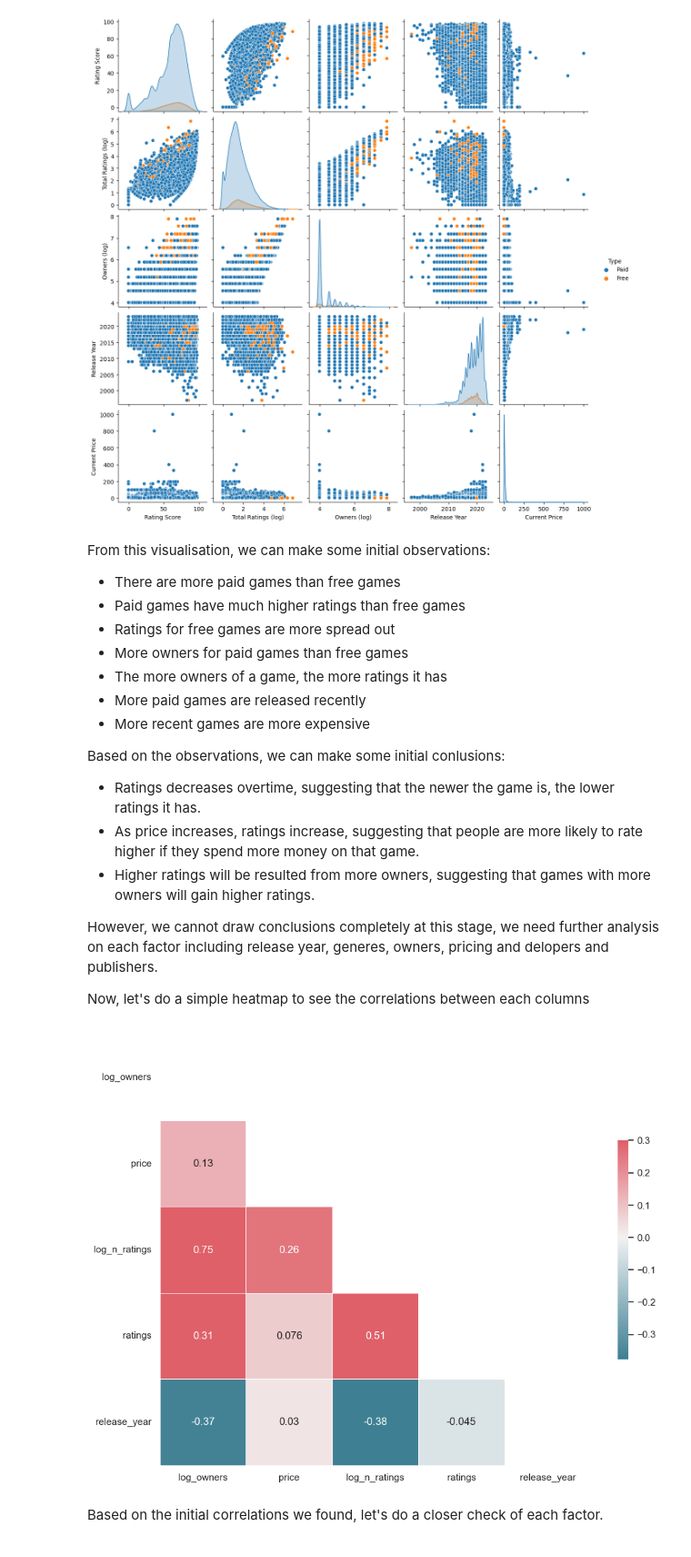
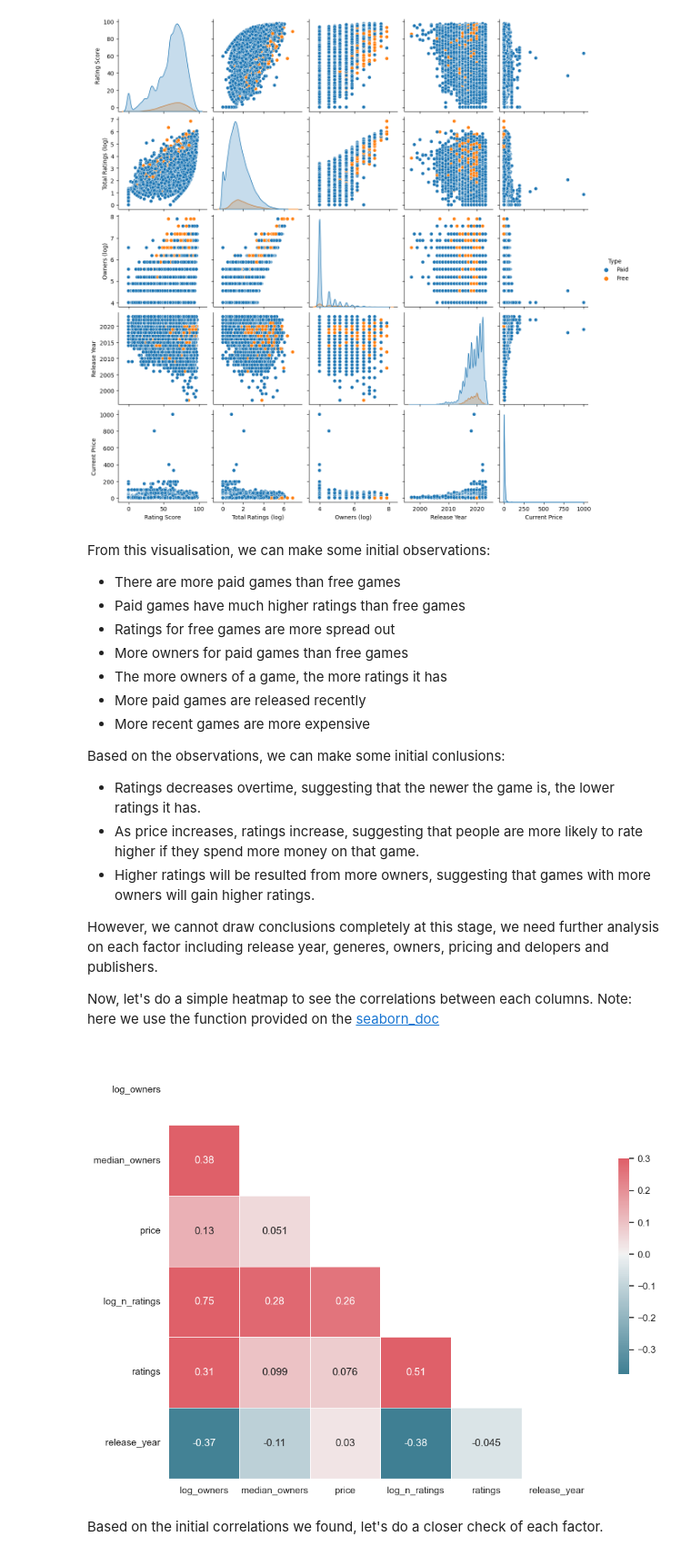
Before and after one commit to simondesh/FinalProjectDS105, a Jupyter notebook: src/Exploratory-Data-Analysis.ipynb, the cells around one changed output. Shown at 91% size. Saved outputs shown, nothing was run; the diff lists cells and outputs as text; code cells hidden in the pictures.

```diff
--- a/src/Exploratory-Data-Analysis.ipynb
+++ b/src/Exploratory-Data-Analysis.ipynb
@@ -140,32 +140,36 @@ Based on the observations, we can make some initial conlusions:
 
 However, we cannot draw conclusions completely at this stage, we need further analysis on each factor including release year, generes, owners, pricing and delopers and publishers.
 
-Now, let's do a simple heatmap to see the correlations between each columns
+Now, let's do a simple heatmap to see the correlations between each columns.
+Note: here we use the function provided on the [seaborn_doc](http://seaborn.pydata.org/examples/many_pairwise_correlations.html)
 # %%
+import warnings
+warnings.filterwarnings('ignore')
+
 def plot_correlation_heatmap(df):
     corr = df.corr()
 
     sns.set(style='white')
     mask = np.zeros_like(corr, dtype=bool)
     mask[np.triu_indices_from(mask)] = True
 
     f, ax = plt.subplots(figsize=(11,9))
     cmap = sns.diverging_palette(220, 10, as_cmap=True)
 
     sns.heatmap(corr, mask=mask, cmap=cmap, vmax=0.3, center=0,
                 square=True, linewidths=.5, cbar_kws={"shrink": .5}, annot=True)
 
     plt.yticks(rotation=0)
     plt.show()
     plt.rcdefaults()
 
 corr_df = data.copy()
 corr_df['log_owners'] = np.log10(corr_df['median_owners'])
 corr_df['log_n_ratings'] = np.log10(corr_df['total_ratings'])
 
-plot_correlation_heatmap(corr_df[['log_owners', 'price', 'log_n_ratings', 'ratings', 'release_year']])
+plot_correlation_heatmap(corr_df[['log_owners', 'median_owners', 'price', 'log_n_ratings', 'ratings', 'release_year']])
 # %% [output]
-[figure, old version]
+[figure, new version]
 # %% [markdown]
 Based on the initial correlations we found, let's do a closer check of each factor.
 # %% [markdown]
```
Also changed, not shown: parts of 6 cells of this notebook.
